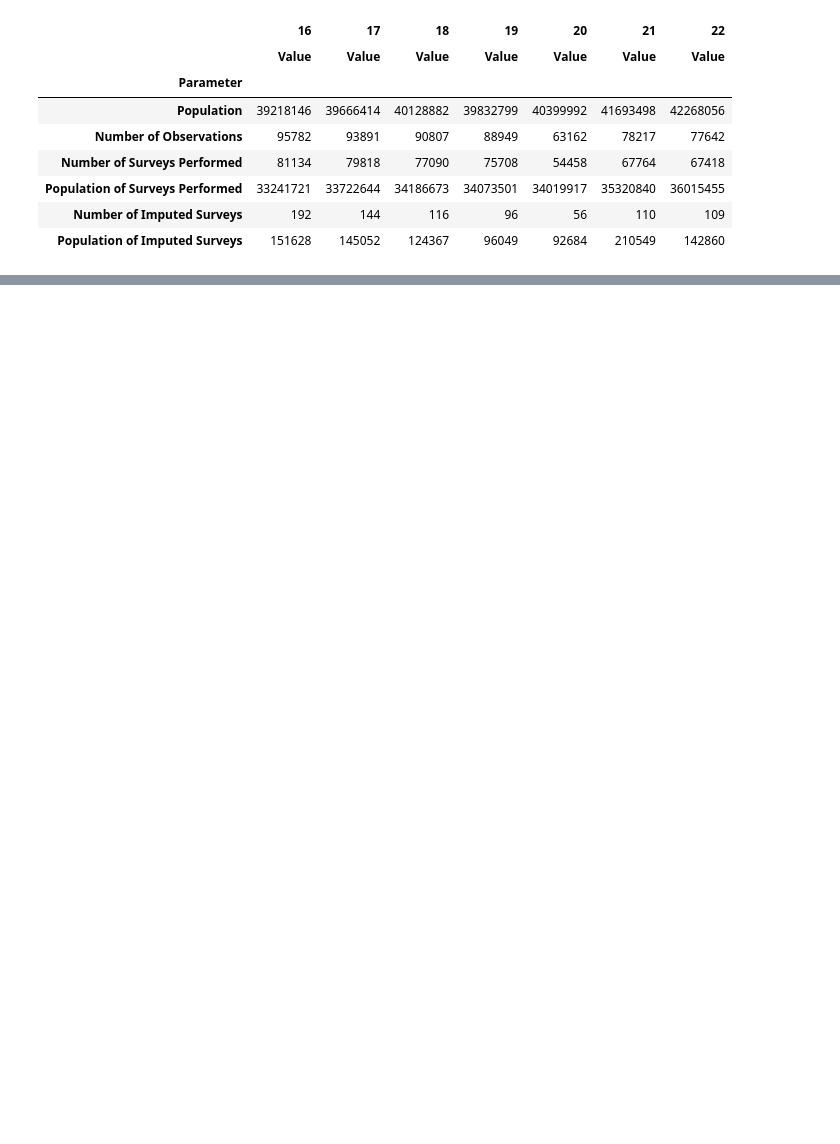
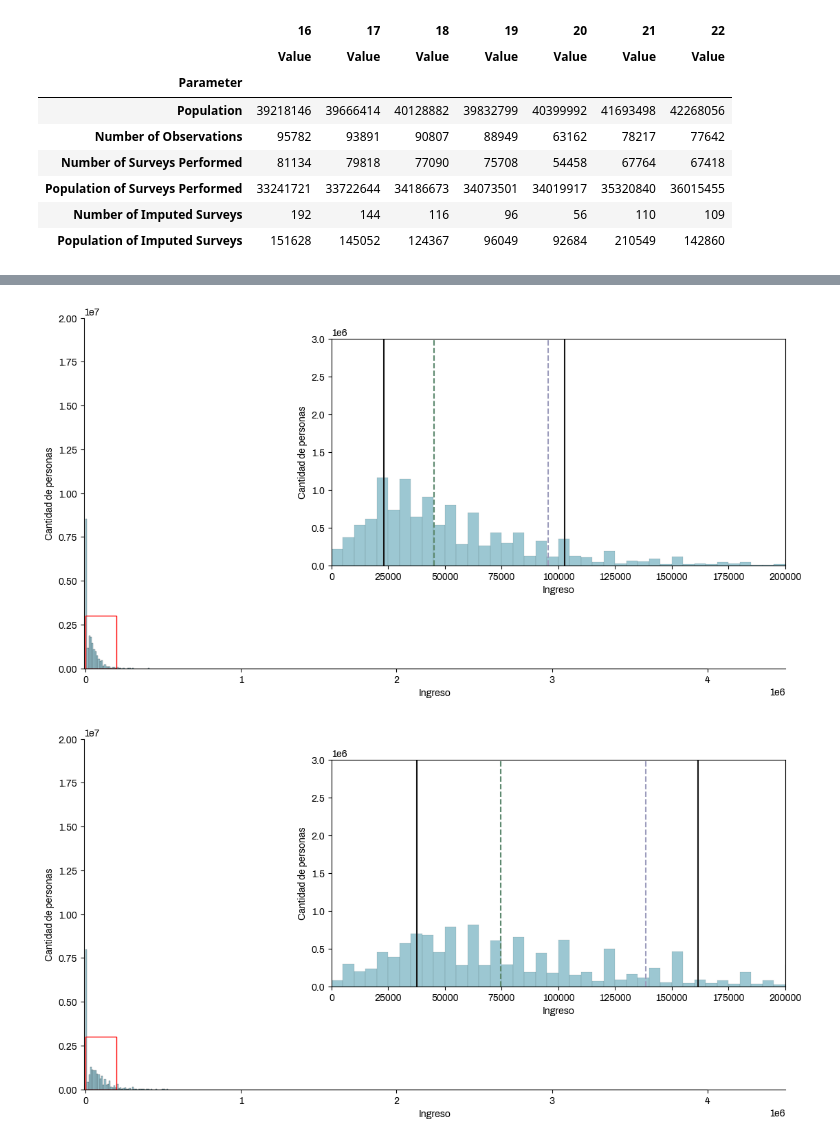
Before and after one commit to datos-Fundar/indice-mercado-trabajo-ingresos, a Jupyter notebook: scripts/04_chequeo_EPH.ipynb, the cells around one changed output, grey strips where cells are left out. Saved outputs shown, nothing was run; the diff lists cells and outputs as text; code cells hidden in the pictures; blank space fills up the shorter version.

```diff
--- a/scripts/04_chequeo_EPH.ipynb
+++ b/scripts/04_chequeo_EPH.ipynb
@@ -289,0 +168,14 @@ plt.hist(income_dist_2021['Weighted Income'], bins=100);
+# %%
+def calculate_grouped_income(df, year):
+    income = df[['CH04','P47T','PONDII','PONDERA']].copy()
+    income['gender'] = np.where(income['CH04']==1, 'male', 'female')
+    income_grouped = income.groupby(['P47T', 'gender'], as_index=False).agg({'PONDII': 'sum'}).sort_values(by='P47T', ascending=True).dropna()
+    income_grouped.columns = ['income', 'gender', 'weights']
+    income_grouped['year'] = year
+
+    return income_grouped
+# %%
+income_2021_grouped = calculate_grouped_income(df_people_2021, 2021)
+income_2022_grouped = calculate_grouped_income(df_people_2022, 2022)
+
+# Hay poco n poblacional representando a los que mas ganan. Si los sacamos, estariamos subestimando aun mas ese fenomeno
@@ -289,0 +316,11 @@ plt.hist(income_dist_2021['Weighted Income'], bins=100);
+# %%
+pathfigs = '/home/daniufundar/Documents/Fundar/indice-mercado-trabajo-ingresos/figs/'
+
+plot_income_histogram_male(income_2021_grouped, 0, 200000, 0, 3000000, pathfigs + 'distribucion-ingreso-male-2021')
+plot_income_histogram_male(income_2022_grouped, 0, 200000, 0, 3000000, pathfigs + 'distribucion-ingreso-male-2022')
+
+plot_income_histogram_female(income_2021_grouped, 0, 200000, 0, 3000000, pathfigs + 'distribucion-ingreso-female-2021')
+plot_income_histogram_female(income_2022_grouped, 0, 200000, 0, 3000000, pathfigs + 'distribucion-ingreso-female-2022')
+# %% [output]
+[figure, added]
+[figure, added]
```
Also changed, not shown: parts of 47 cells of this notebook, 12 other files.
